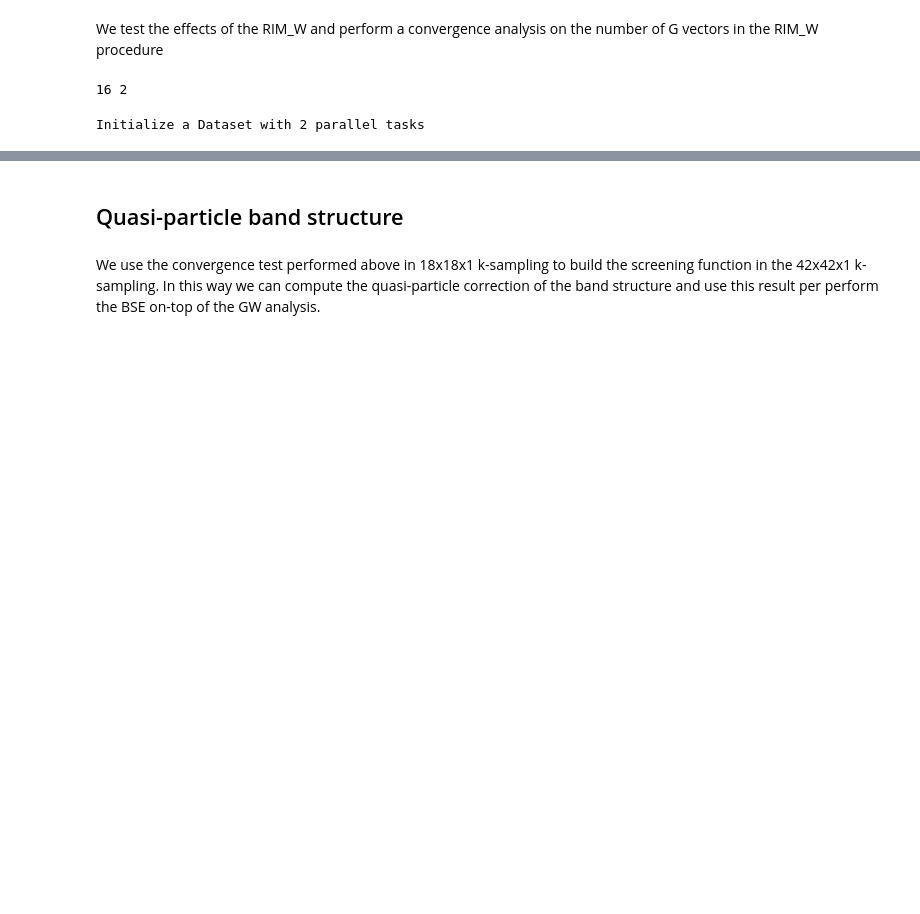
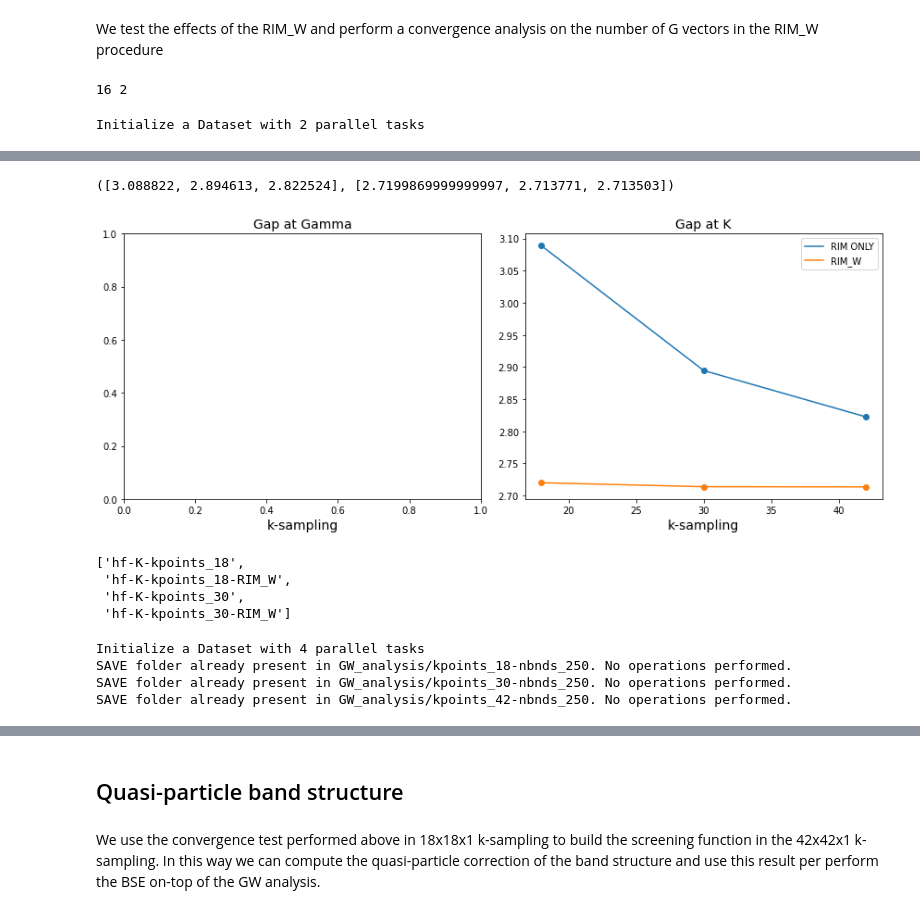
Before and after one commit to marcodalessandro76/MoS2, a Jupyter notebook: GW_Analysis.ipynb, the cells around one changed output, grey strips where cells are left out. Saved outputs shown, nothing was run; the diff lists cells and outputs as text; code cells hidden in the pictures; blank space fills up the shorter version.

```diff
--- a/GW_Analysis.ipynb
+++ b/GW_Analysis.ipynb
@@ -961,0 +975,2 @@ Task [0] ended
+# %%
+kpoints = [18,30,42]
@@ -961,0 +1070,2 @@ Task [0] ended
+# %%
+results = study.run()
@@ -961,0 +1082,36 @@ Task [0] ended
+# %%
+results_G = [results[r] for r in [0,4,8]]
+results_G_rimw = [results[r] for r in [1,5,9]]
+results_K = [results[r] for r in [2,6,10]]
+results_K_rimw = [results[r] for r in [3,7,11]]
+# %%
+gap_K, gap_K_rimw = [],[]
+for ind,k in enumerate(kpoints):
+    gap_K.append(results_K[ind].data.get_gap(k_full=K_index[k],band_full=start_band,verbose=False))
+    gap_K_rimw.append(results_K_rimw[ind].data.get_gap(k_full=K_index[k],band_full=start_band,verbose=False))
+gap_K, gap_K_rimw
+# %% [output]
+([3.088822, 2.894613, 2.822524], [2.7199869999999997, 2.713771, 2.713503])
+# %%
+fig, axes = plt.subplots(nrows=1, ncols=2, figsize=(12, 5))
+#axes[0].plot(kpoints,gap_G)
+#axes[0].scatter(kpoints,gap_G)
+axes[0].set_title('Gap at Gamma',size=14)
+axes[0].set_xlabel('k-sampling',size=14)
+axes[1].plot(kpoints, gap_K,label='RIM ONLY')
+axes[1].scatter(kpoints,gap_K)
+axes[1].plot(kpoints, gap_K_rimw,label='RIM_W')
+axes[1].scatter(kpoints,gap_K_rimw)
+axes[1].set_title('Gap at K',size=14)
+axes[1].set_xlabel('k-sampling',size=14)
+axes[1].legend()
+fig.tight_layout()
+# %% [output]
+[figure, added]
+# %%
+study.ids
+# %% [output]
+['hf-K-kpoints_18',
+ 'hf-K-kpoints_18-RIM_W',
+ 'hf-K-kpoints_30',
+ 'hf-K-kpoints_30-RIM_W']
@@ -961,0 +1120,32 @@ Task [0] ended
+# %%
+study = D.Dataset(num_tasks=2,verbose=True)
+study.set_postprocessing_function(PP.yambo_parse_data)
+
+for k in kpoints:
+    source_dir = 'DFT_analysis/kpoints_%s-nbnds_250.save'%k
+    run_dir = 'GW_analysis/kpoints_%s-nbnds_250'%k
+    Tools.build_SAVE(source_dir,run_dir)
+
+    inp = I.YamboInput(args='yambo -r -x -V all',folder=run_dir)
+    inp['variables']['EXXRLvcs'] = [EXXRLvcs,EXXRLVcs_units]
+    inp['variables']['VXCRLvcs'] = [EXXRLvcs,EXXRLVcs_units]
+    inp.set_bandRange(start_band,stop_band)
+    inp['variables']['CUTGeo'] = 'slab z'
+    inp['variables']['RandGvec'] = [RandGvec,'RL']
+    inp['variables']['RandQpts'] = [RandQpts,'']
+    inp['variables']['SE_CPU'] = '1.1.16' # for 1 nodes on ismhpc (with 16 mpi and 2 omp per node)
+    inp['variables']['SE_ROLEs'] = 'q.qp.b'
+
+    # append run at G
+    idd = 'hf-G-kpoints_%s'%k
+    inp.set_kRange(Gamma_index[k],Gamma_index[k])
+    study.append_run(id=idd,input=inp,runner=code,run_dir=run_dir,jobname=idd)
+    # append run at K
+    idd = 'hf-K-kpoints_%s'%k
+    inp.set_kRange(K_index[k],K_index[k])
+    study.append_run(id=idd,input=inp,runner=code,run_dir=run_dir,jobname=idd)
+# %% [output]
+Initialize a Dataset with 4 parallel tasks
+SAVE folder already present in GW_analysis/kpoints_18-nbnds_250. No operations performed.
+SAVE folder already present in GW_analysis/kpoints_30-nbnds_250. No operations performed.
+SAVE folder already present in GW_analysis/kpoints_42-nbnds_250. No operations performed.
```
Also changed, not shown: parts of 24 cells of this notebook.
